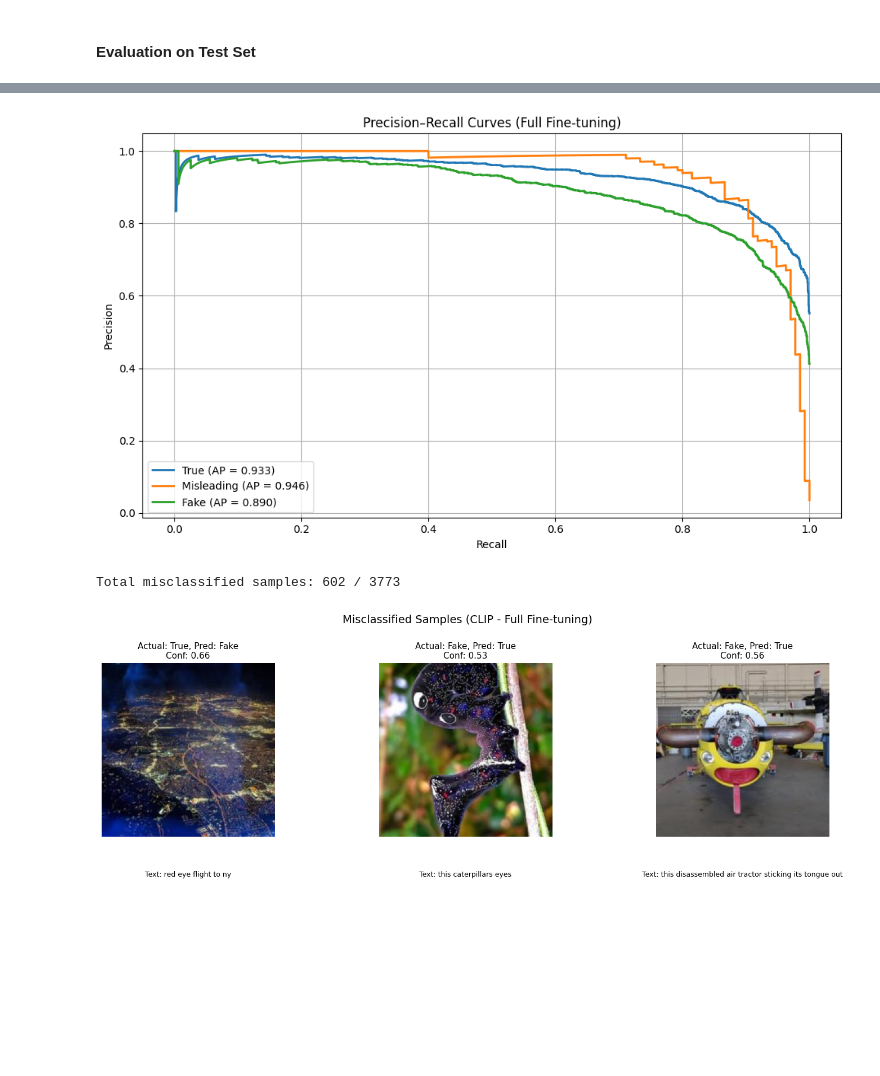
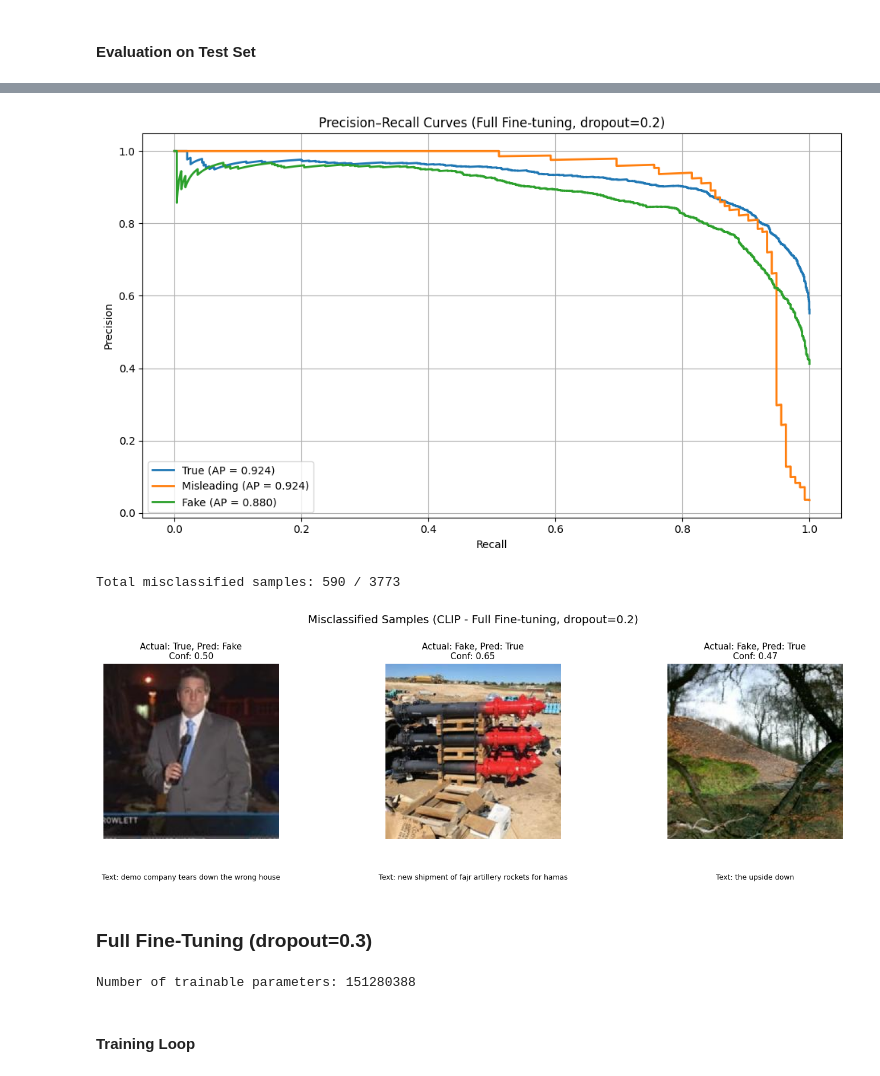
Before and after one commit to isabellachong/multimodal-fake-news-detection, a Jupyter notebook: scripts/CLIP.ipynb, the cells around one changed output, grey strips where cells are left out. Cells and saved outputs as stored; diff of their text form; code cells hidden in the pictures; blank space fills up the shorter version.

```diff
--- a/scripts/CLIP.ipynb
+++ b/scripts/CLIP.ipynb
@@ -452,8 +821,10 @@ Total misclassified samples: 780 / 3773
 # %%
 # training setup
-EPOCHS = 3
+EPOCHS = 5
 LEARNING_RATE = 1e-5
-model = CLIPClassifier(MODEL_NAME, NUM_LABELS).to(DEVICE)
+DROPOUT = 0.2
+
+model = CLIPClassifier(MODEL_NAME, NUM_LABELS, DROPOUT).to(DEVICE)
 optimizer = torch.optim.AdamW(model.parameters(), lr=LEARNING_RATE, weight_decay=WEIGHT_DECAY)
 total_steps = len(train_loader) * EPOCHS
 scheduler = get_linear_schedule_with_warmup(
@@ -558,7 +979,7 @@ plt.show()
 #### Evaluation on Test Set
 # %%
 # compute evaluation metrics
-model.load_state_dict(torch.load(os.path.join(OUTPUT_DIR, 'best_model_full.pt'), map_location=DEVICE))
+model.load_state_dict(torch.load(os.path.join(OUTPUT_DIR, 'best_model_full_2.pt'), map_location=DEVICE))
 test_metrics = evaluate_model(model, test_loader)
 print("Test Metrics (Full Fine-tuning):", test_metrics)
 # %% [output]
@@ -566,21 +987,28 @@ Test Metrics (Full Fine-tuning): {'accuracy': 0.8404452690166976, 'f1': 0.844806
 # %%
 # load best model
-model.load_state_dict(torch.load(os.path.join(OUTPUT_DIR, 'best_model_full.pt'), map_location=DEVICE))
+model.load_state_dict(torch.load(os.path.join(OUTPUT_DIR, 'best_model_full_2.pt'), map_location=DEVICE))
 model.eval()
 
 # define label names
 label_names = ['True', 'Misleading', 'Fake']
 
-# collect predictions and labels
-all_preds, all_labels = [], []
+# collect predictions, labels, and probabilities
+all_preds, all_labels, all_probs = [], [], []
+
 loop = tqdm(test_loader, desc='Testing')
 with torch.no_grad():
     for batch in loop:
         batch = {k: v.to(DEVICE) for k, v in batch.items()}
         logits = model(batch["input_ids"], batch["attention_mask"], batch["pixel_values"])
-        preds = torch.argmax(logits, dim=-1)
+        probs = torch.softmax(logits, dim=-1)
+        preds = torch.argmax(probs, dim=-1)
+
         all_preds.extend(preds.cpu().numpy())
         all_labels.extend(batch["labels"].cpu().numpy())
+        all_probs.extend(probs.cpu().numpy())
+
+# convert to numpy array
+all_probs = np.array(all_probs)
 # %%
 # print classification report
 report = classification_report(all_labels, all_preds, target_names=label_names, digits=4)
@@ -616,18 +1044,6 @@ plt.show()
 # binarize labels for ROC and precision-recall curves
 y_true_bin = label_binarize(all_labels, classes=[0, 1, 2])
 n_classes = y_true_bin.shape[1]
-
-# get prediction probabilities
-all_probs = []
-loop = tqdm(test_loader, desc='Collecting probabilities')
-with torch.no_grad():
-    for batch in loop:
-        batch = {k: v.to(DEVICE) for k, v in batch.items()}
-        logits = model(batch["input_ids"], batch["attention_mask"], batch["pixel_values"])
-        probs = torch.softmax(logits, dim=-1)
-        all_probs.extend(probs.cpu().numpy())
-
-all_probs = np.array(all_probs)
 # %%
 # plot ROC curves
 fpr, tpr, roc_auc = {}, {}, {}
@@ -660,13 +1076,13 @@ for i, name in enumerate(label_names):
     plt.plot(recall[i], precision[i], lw=2, label=f"{name} (AP = {avg_precision[i]:.3f})")
 plt.xlabel("Recall")
 plt.ylabel("Precision")
-plt.title("Precision–Recall Curves (Full Fine-tuning)")
+plt.title("Precision–Recall Curves (Full Fine-tuning, dropout=0.2)")
 plt.legend(loc="lower left")
 plt.grid(True)
 plt.tight_layout()
 plt.show()
 # %% [output]
-[figure, old version]
+[figure, new version]
 # %%
 # collect misclassified examples
 misclassified_indices = [i for i, (true, pred) in enumerate(zip(all_labels, all_preds)) if true != pred]
@@ -692,33 +1108,55 @@ for idx, sample_idx in enumerate(sampled_errors, 1):
     true_label = label_names[all_labels[sample_idx]]
     pred_label = label_names[all_preds[sample_idx]]
     probs = all_probs[sample_idx]
     confidence = np.max(probs)
 
     text = str(row.get("clean_title", ""))
     if len(text) > 120:
         text = text[:117] + "..."
 
     plt.subplot(2, 3, idx)
     plt.imshow(image)
     plt.axis("off")
     plt.title(
         f"Actual: {true_label}, Pred: {pred_label}\nConf: {confidence:.2f}",
         fontsize=11,
         color="black"
     )
     plt.text(
         0.5, -0.2,
         f"Text: {text}",
         fontsize=9,
         ha="center",
         va="top",
         wrap=True,
         transform=plt.gca().transAxes
     )
 
-plt.suptitle("Misclassified Samples (CLIP - Full Fine-tuning)", fontsize=14, y=1)
+plt.suptitle("Misclassified Samples (CLIP - Full Fine-tuning, dropout=0.2)", fontsize=14, y=1)
 plt.tight_layout()
 plt.show()
 # %% [output]
-Total misclassified samples: 602 / 3773
+Total misclassified samples: 590 / 3773
-[figure, old version]
+[figure, new version]
+# %% [markdown]
+### Full Fine-Tuning (dropout=0.3)
+# %%
+# training setup
+EPOCHS = 5
+LEARNING_RATE = 1e-5
+DROPOUT = 0.3
+
+model = CLIPClassifier(MODEL_NAME, NUM_LABELS, DROPOUT).to(DEVICE)
+optimizer = torch.optim.AdamW(model.parameters(), lr=LEARNING_RATE, weight_decay=WEIGHT_DECAY)
+total_steps = len(train_loader) * EPOCHS
+scheduler = get_linear_schedule_with_warmup(
+    optimizer,
+    num_warmup_steps=int(0.05 * total_steps),
+    num_training_steps=total_steps
+)
+num_params = sum(p.numel() for p in model.parameters() if p.requires_grad)
+print(f"Number of trainable parameters: {num_params}")
+# %% [output]
+Number of trainable parameters: 151280388
+# %% [markdown]
+#### Training Loop
```
Also changed, not shown: parts of 51 cells of this notebook.
